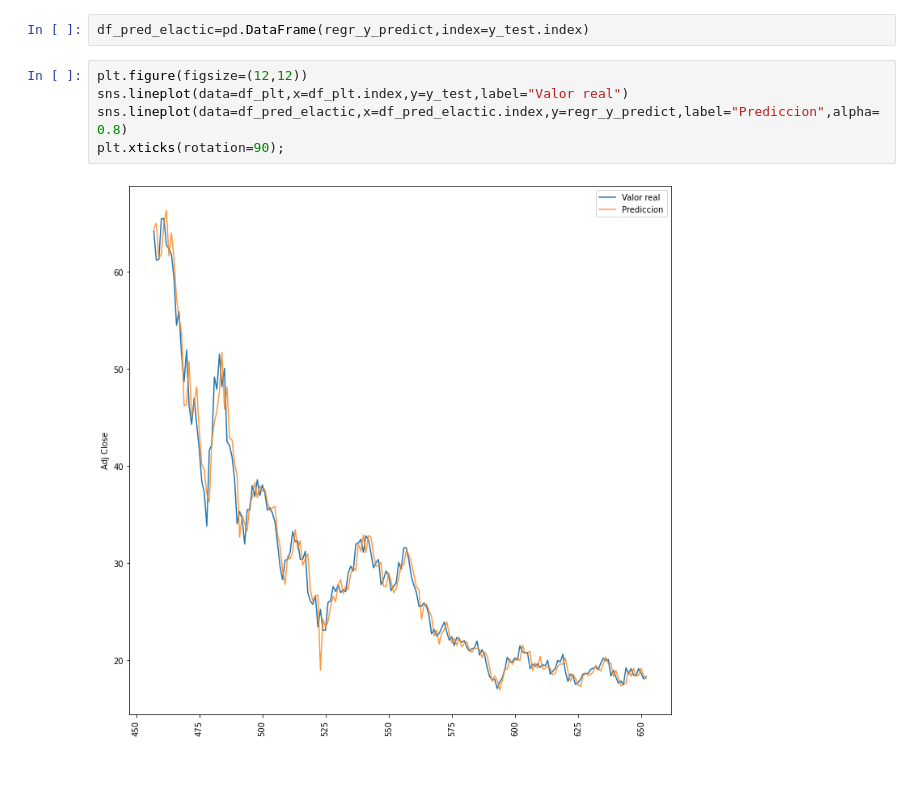
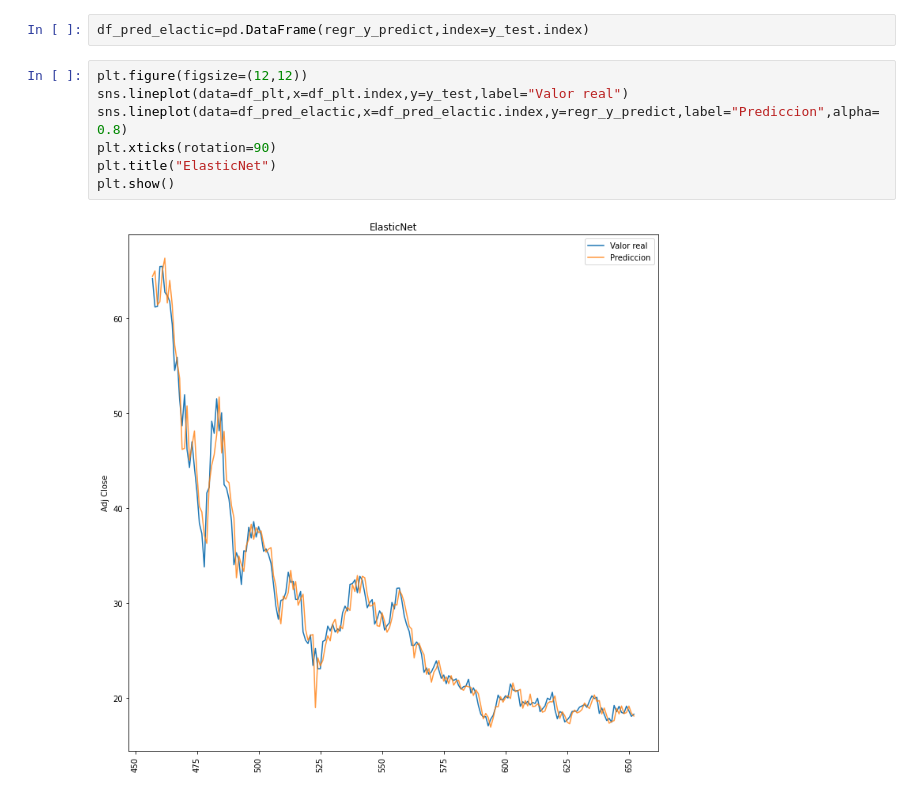
Before and after one commit to Fatbound/Portfolio, a Jupyter notebook: JMIA/notebooks/3. Modelo.ipynb, the cells around one changed output. Drawn from its saved outputs; the diff is of its cells as text.

```diff
--- a/JMIA/notebooks/3. Modelo.ipynb
+++ b/JMIA/notebooks/3. Modelo.ipynb
@@ -85,7 +89,9 @@ df_pred_elactic=pd.DataFrame(regr_y_predict,index=y_test.index)
 # %%
 plt.figure(figsize=(12,12))
 sns.lineplot(data=df_plt,x=df_plt.index,y=y_test,label="Valor real")
 sns.lineplot(data=df_pred_elactic,x=df_pred_elactic.index,y=regr_y_predict,label="Prediccion",alpha=0.8)
-plt.xticks(rotation=90);
+plt.xticks(rotation=90)
+plt.title("ElasticNet")
+plt.show()
 # %% [output]
-[figure, old version]
+[figure, new version]
```
Also changed, not shown: parts of 15 cells of this notebook, 2 other files.
